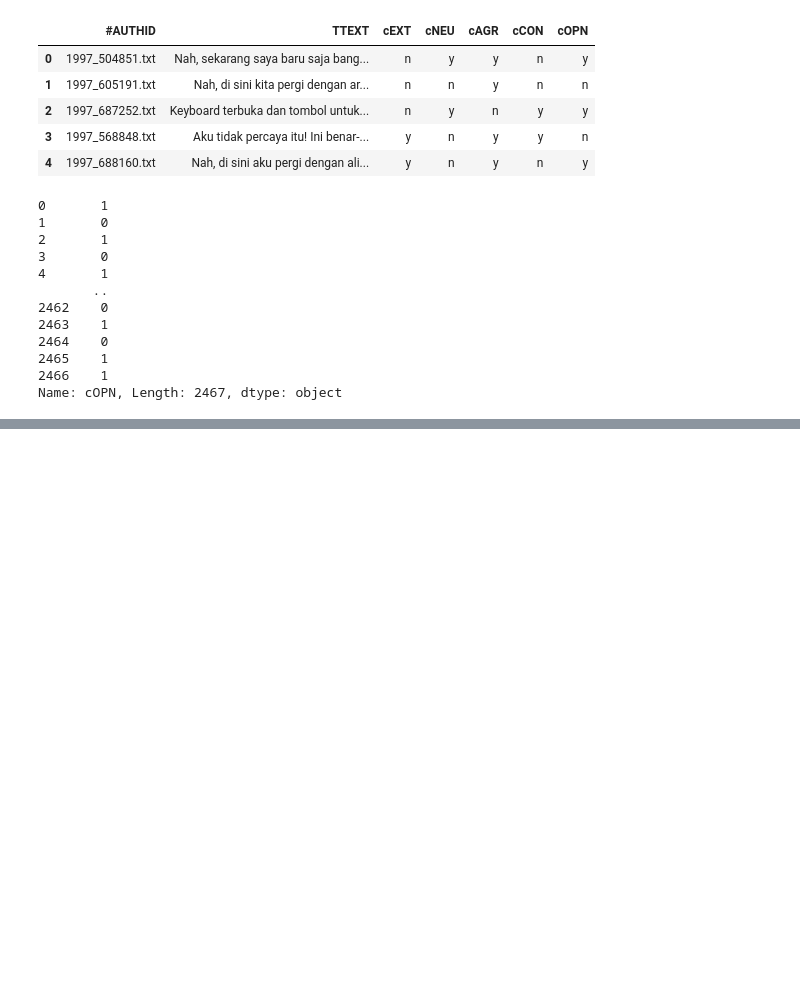
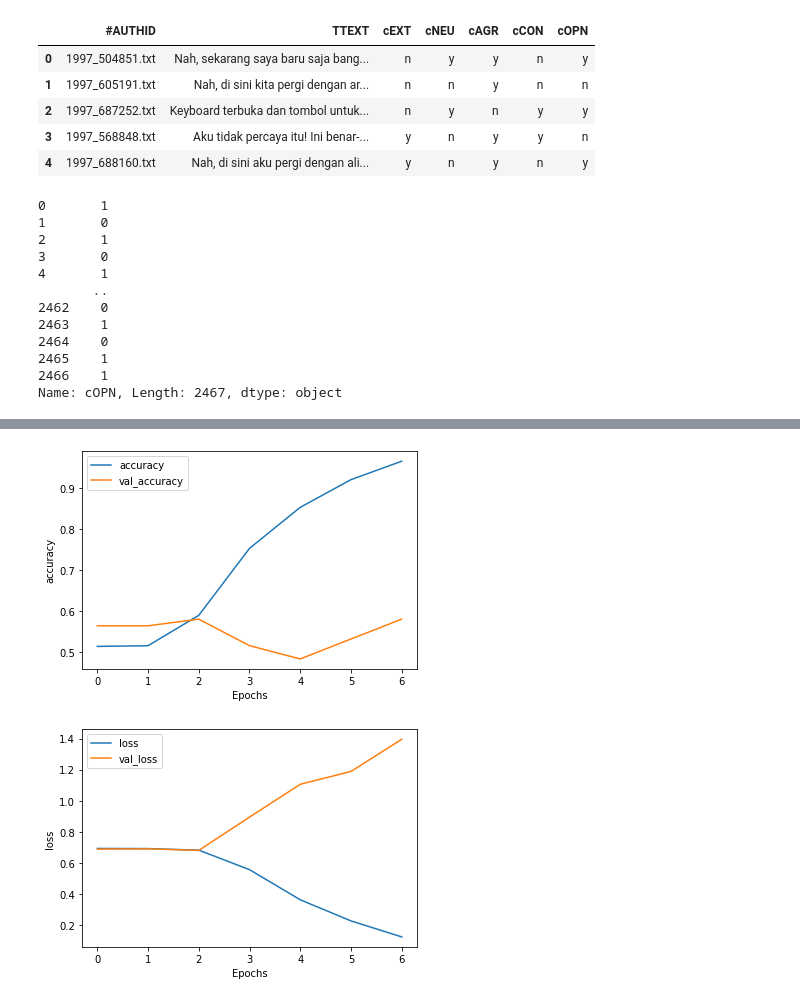
Before and after one commit to lazuardi100/Hexa-Engineer, a Jupyter notebook: Implementation.ipynb, the cells around one changed output, grey strips where cells are left out. Cells and saved outputs as stored; diff of their text form; code cells hidden in the pictures; blank space fills up the shorter version.

```diff
--- a/Implementation.ipynb
+++ b/Implementation.ipynb
@@ -194,0 +313,6 @@ Epoch 15/15
+# %%
+plot_graphs(history_3, 'accuracy')
+plot_graphs(history_3, 'loss')
+# %% [output]
+[figure, added]
+[figure, added]
```
Also changed, not shown: parts of 15 cells of this notebook.
